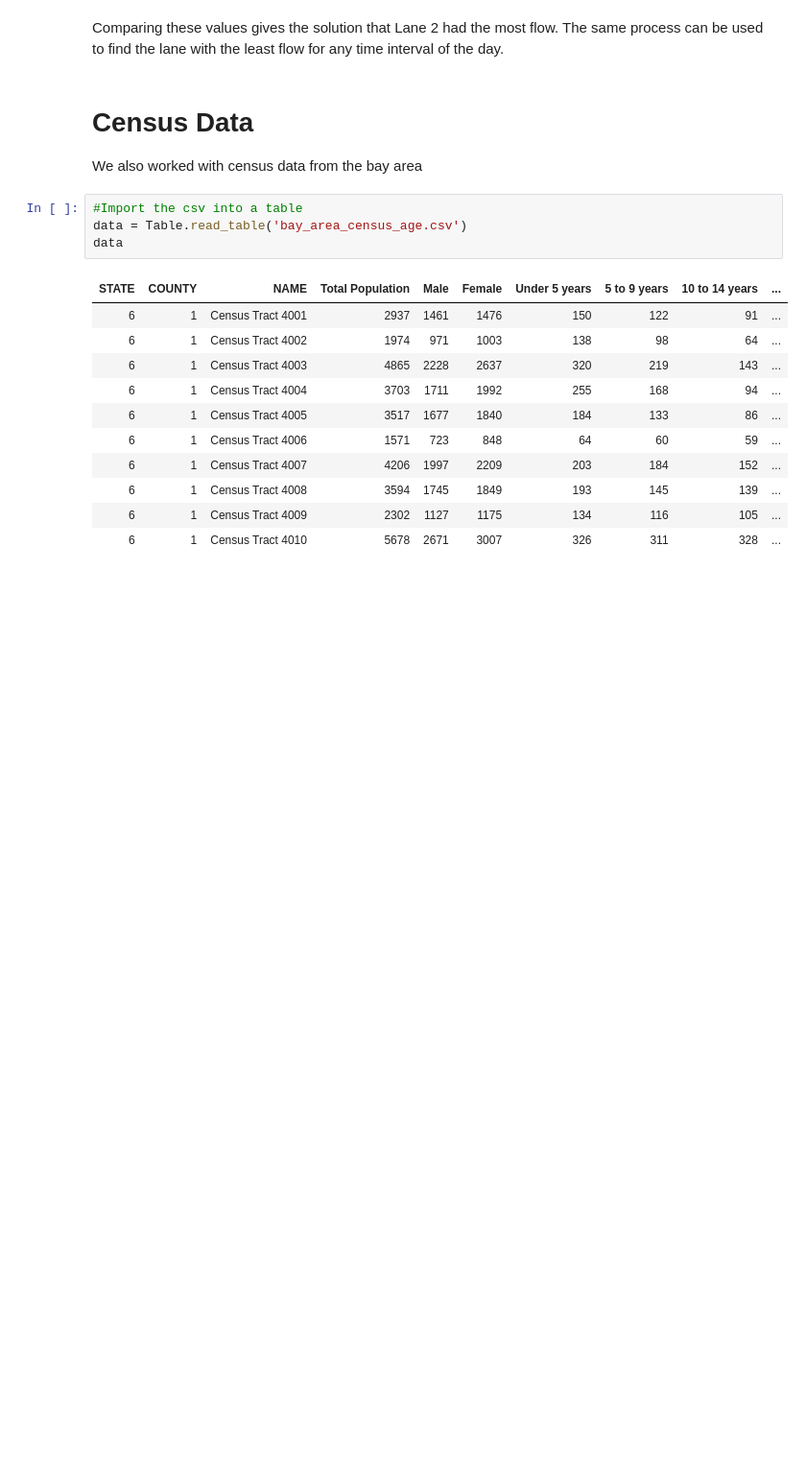
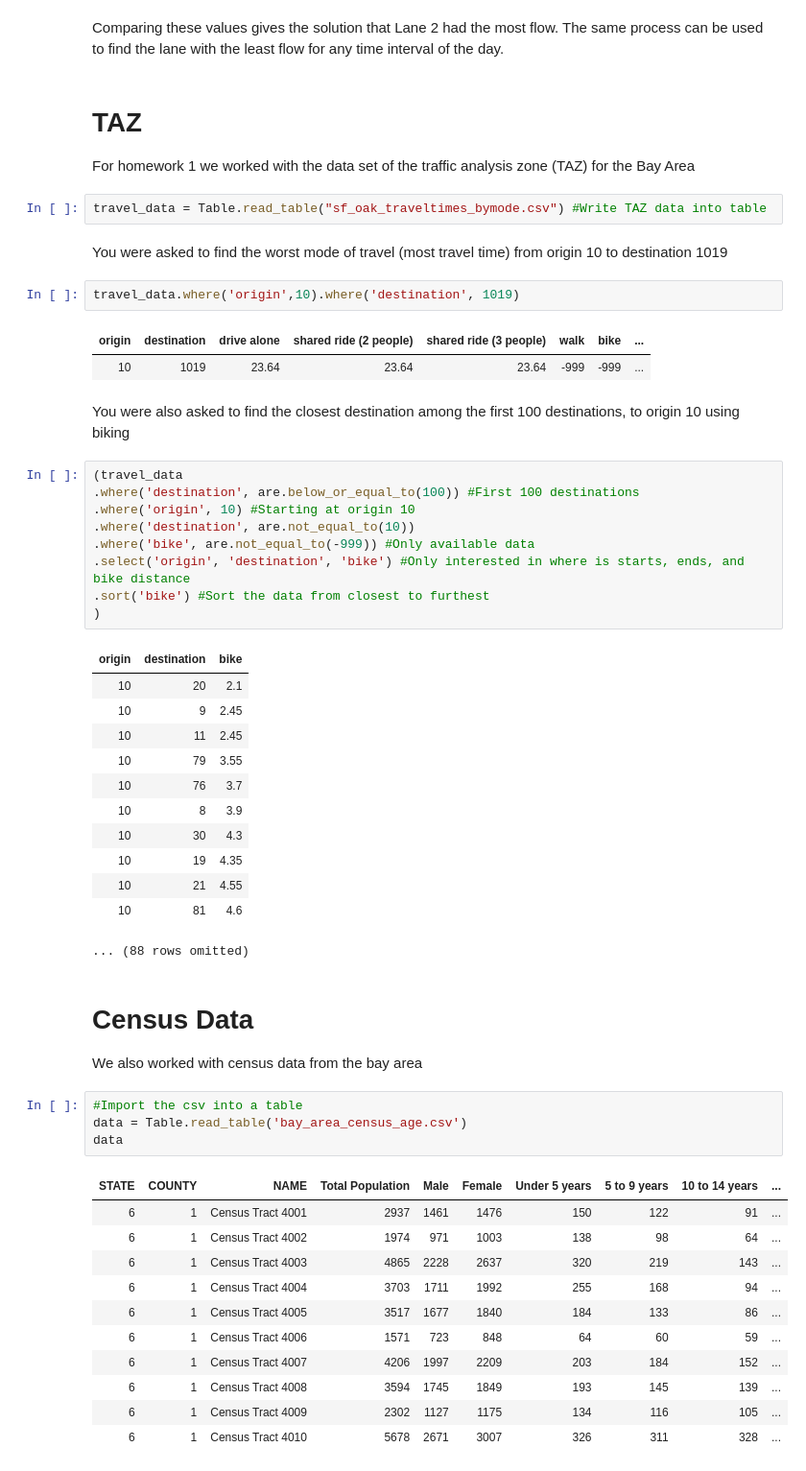
Before and after one commit to data-8/smart-cities-connector, a Jupyter notebook: Summaries/Summary for Labs 1-2.ipynb, the cells around one changed output. Shown: that part at 96% size. Drawn from its saved outputs; the diff is of its cells as text; blank space fills up the shorter version.

```diff
--- a/Summaries/Summary for Labs 1-2.ipynb
+++ b/Summaries/Summary for Labs 1-2.ipynb
@@ -63,6 +63,43 @@ np.sum(filtered_data)
 | 21698 | 28251 | 25420 | 21102 | 11924 |
 # %% [markdown]
 Comparing these values gives the solution that Lane 2 had the most flow. The same process can be used to find the lane with the least flow for any time interval of the day.
+# %% [markdown]
+# TAZ
+
+For homework 1 we worked with the data set of the traffic analysis zone (TAZ) for the Bay Area
+# %%
+travel_data = Table.read_table("sf_oak_traveltimes_bymode.csv") #Write TAZ data into table
+# %% [markdown]
+You were asked to find the worst mode of travel (most travel time) from origin 10 to destination 1019
+# %%
+travel_data.where('origin',10).where('destination', 1019)
+# %% [output]
+| origin | destination | drive alone | shared ride (2 people) | shared ride (3 people) | walk | bike | ... |
+| 10 | 1019 | 23.64 | 23.64 | 23.64 | -999 | -999 | ... |
+# %% [markdown]
+You were also asked to find the closest destination among the first 100 destinations, to origin 10 using biking
+# %%
+(travel_data
+.where('destination', are.below_or_equal_to(100)) #First 100 destinations
+.where('origin', 10) #Starting at origin 10
+.where('destination', are.not_equal_to(10))
+.where('bike', are.not_equal_to(-999)) #Only available data
+.select('origin', 'destination', 'bike') #Only interested in where is starts, ends, and bike distance
+.sort('bike') #Sort the data from closest to furthest
+)
+# %% [output]
+| origin | destination | bike |
+| 10 | 20 | 2.1 |
+| 10 | 9 | 2.45 |
+| 10 | 11 | 2.45 |
+| 10 | 79 | 3.55 |
+| 10 | 76 | 3.7 |
+| 10 | 8 | 3.9 |
+| 10 | 30 | 4.3 |
+| 10 | 19 | 4.35 |
+| 10 | 21 | 4.55 |
+| 10 | 81 | 4.6 |
+... (88 rows omitted)
 # %% [markdown]
 # Census Data
 
```
Also changed, not shown: parts of 16 cells of this notebook.
